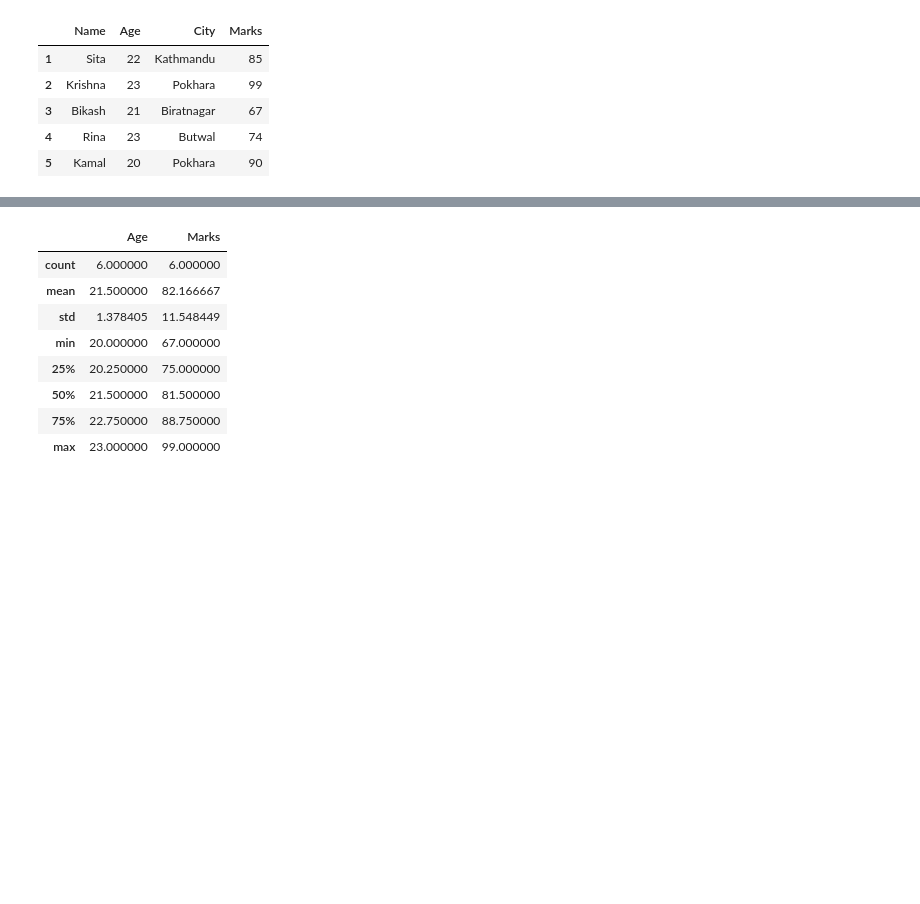
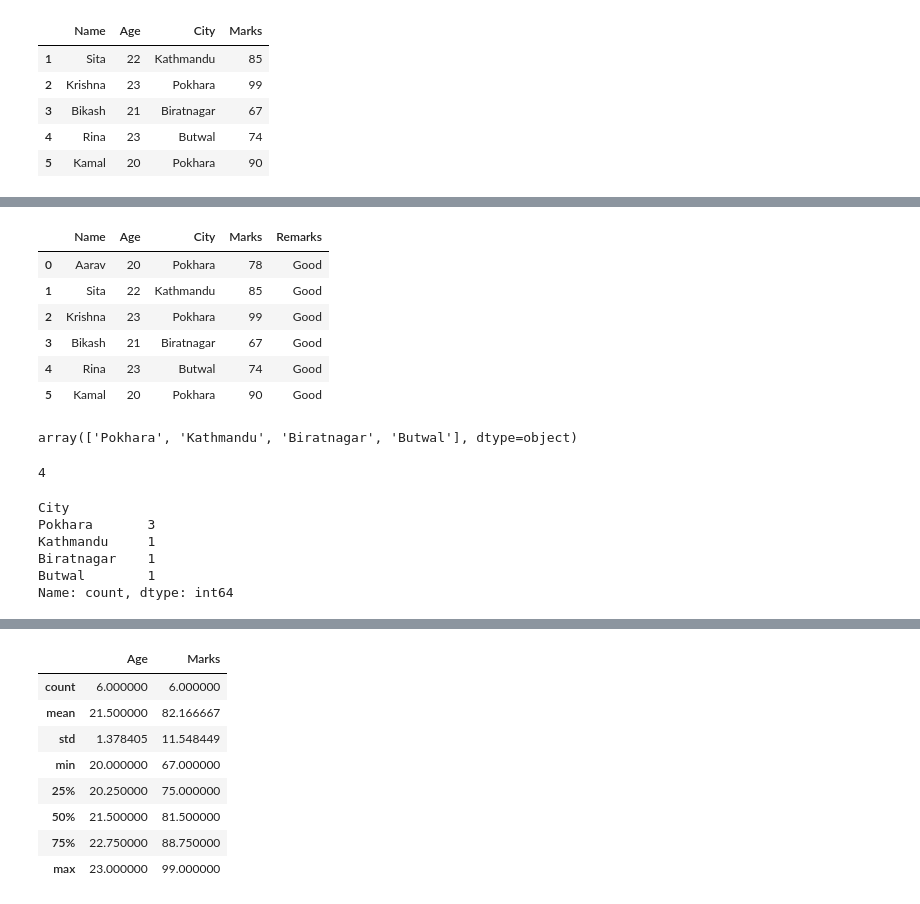
Before and after one commit to krishnaluharuka6/DataEngineering, a Jupyter notebook: Data_Cleaning/01_identify_missing_data.ipynb, the cells around one changed output, grey strips where cells are left out. Saved outputs shown, nothing was run; the diff lists cells and outputs as text; code cells hidden in the pictures; blank space fills up the shorter version.

```diff
--- a/Data_Cleaning/01_identify_missing_data.ipynb
+++ b/Data_Cleaning/01_identify_missing_data.ipynb
@@ -82,0 +131,36 @@ df.tail()
+# %%
+# create a new column
+
+df["Remarks"] = "Good"
+df
+# %% [output]
+|  | Name | Age | City | Marks | Remarks |
+| 0 | Aarav | 20 | Pokhara | 78 | Good |
+| 1 | Sita | 22 | Kathmandu | 85 | Good |
+| 2 | Krishna | 23 | Pokhara | 99 | Good |
+| 3 | Bikash | 21 | Biratnagar | 67 | Good |
+| 4 | Rina | 23 | Butwal | 74 | Good |
+| 5 | Kamal | 20 | Pokhara | 90 | Good |
+# %%
+# know the unique value of column
+
+df["City"].unique()
+# %% [output]
+array(['Pokhara', 'Kathmandu', 'Biratnagar', 'Butwal'], dtype=object)
+# %%
+# count unique value of column
+
+df["City"].nunique()
+# %% [output]
+4
+# %%
+# unique value counts separately
+
+df["City"].value_counts()
+# %% [output]
+City
+Pokhara       3
+Kathmandu     1
+Biratnagar    1
+Butwal        1
+Name: count, dtype: int64
```
Also changed, not shown: parts of 19 cells of this notebook, 3 other files.
